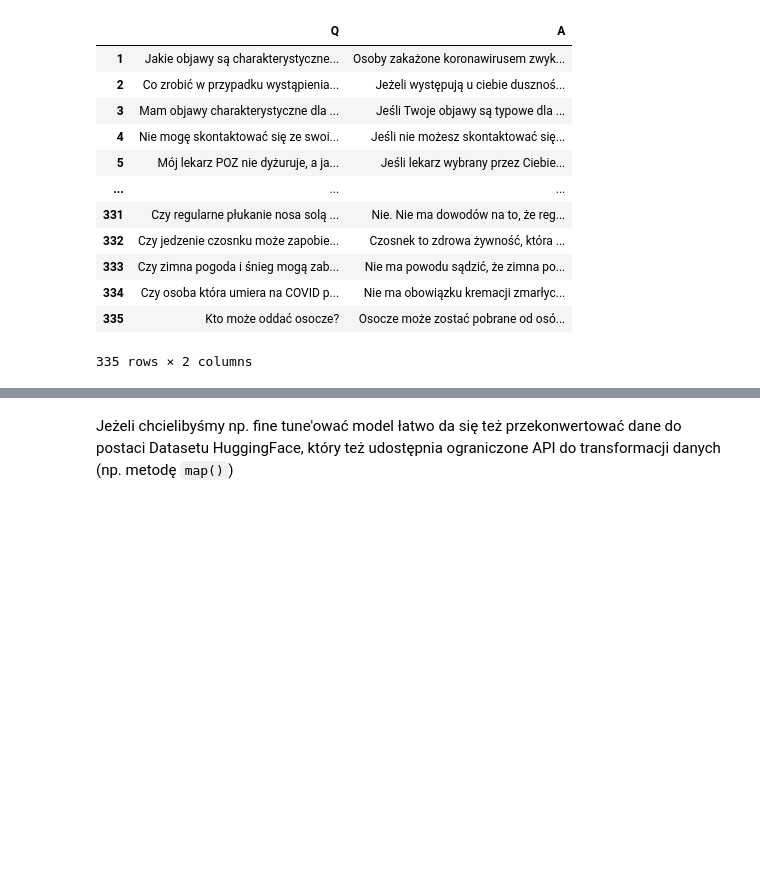
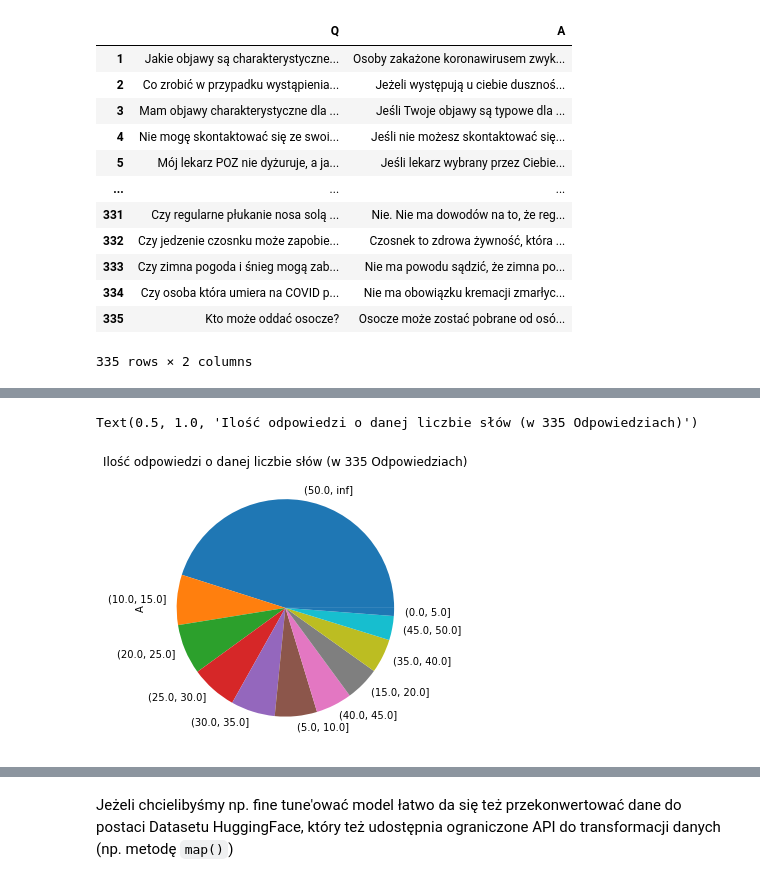
Before and after one commit to mrslacklines/covidqa, a Jupyter notebook: covidqa.ipynb, the cells around one changed output, grey strips where cells are left out. Saved outputs shown, nothing was run; the diff lists cells and outputs as text; code cells hidden in the pictures; blank space fills up the shorter version.

```diff
--- a/covidqa.ipynb
+++ b/covidqa.ipynb
@@ -275,0 +339,6 @@ df
+# %%
+a_pie = binned_a_lengths.value_counts().plot(kind="pie", y="value_column", figsize=(5, 5))
+a_pie.set_title(f"Ilość odpowiedzi o danej liczbie słów (w {df.shape[0]} Odpowiedziach)")
+# %% [output]
+Text(0.5, 1.0, 'Ilość odpowiedzi o danej liczbie słów (w 335 Odpowiedziach)')
+[figure, added]
```
Also changed, not shown: parts of 67 cells of this notebook.
